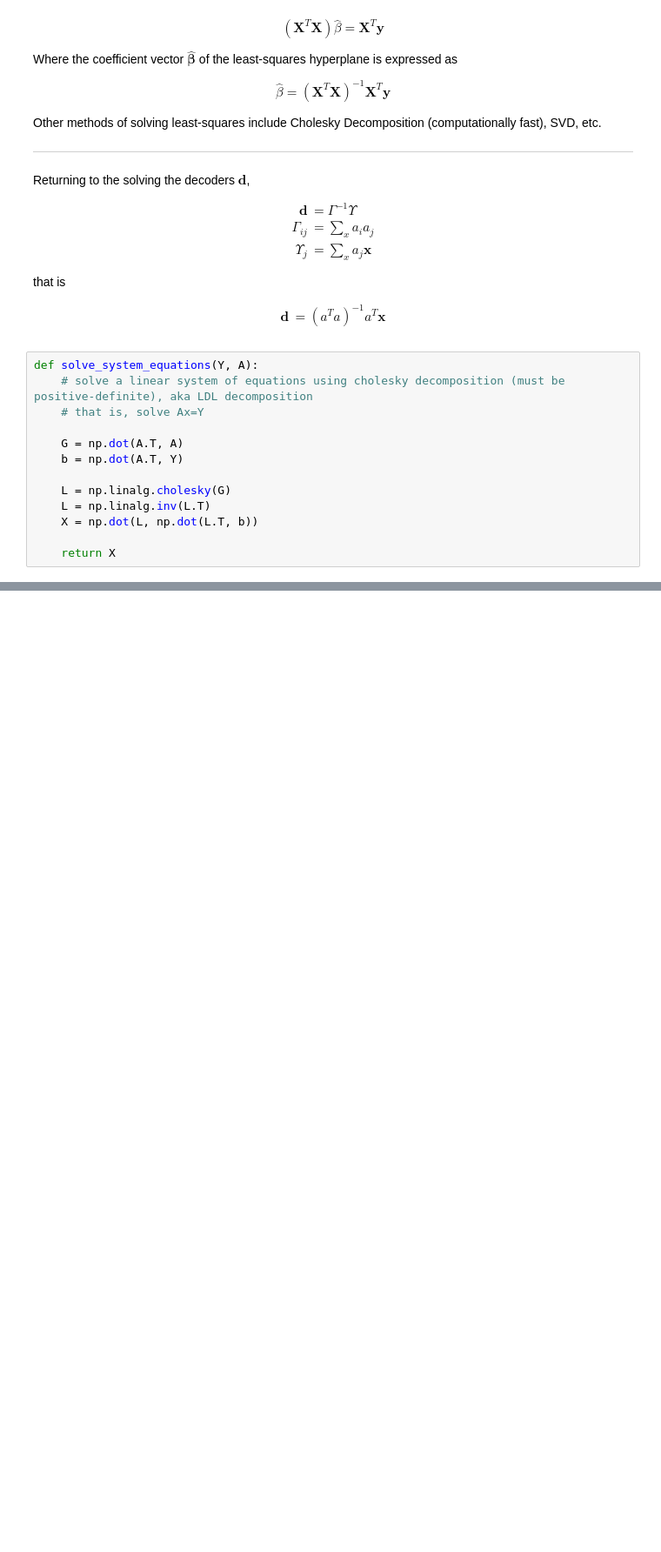
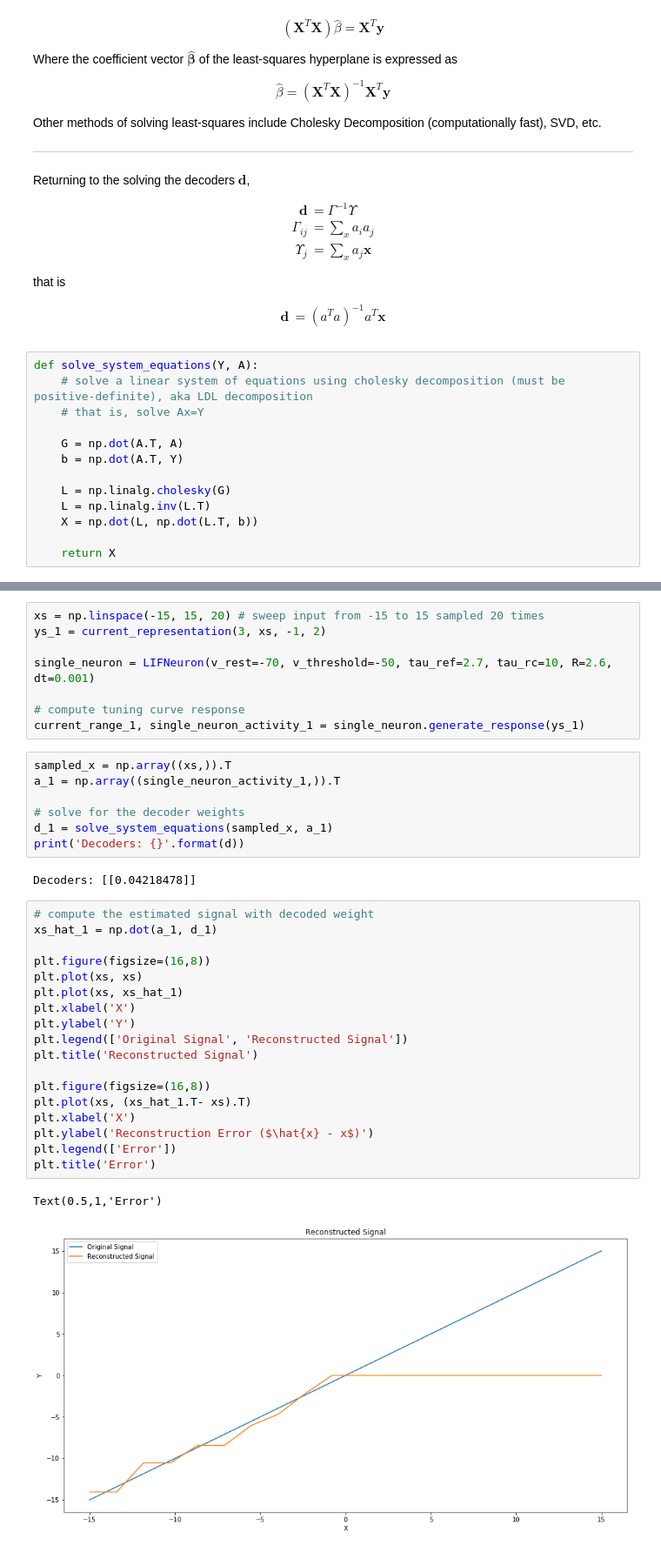
Before and after one commit to Kanaderu/Neural-Networks, a Jupyter notebook: 01 - Population SNN.ipynb, the cells around one changed output, grey strips where cells are left out. Shown at 87% size. Saved outputs shown, nothing was run; the diff lists cells and outputs as text; blank space fills up the shorter version.

```diff
--- a/01 - Population SNN.ipynb
+++ b/01 - Population SNN.ipynb
@@ -522,0 +654,38 @@ Text(0.5,1,'Error')
+# %%
+xs = np.linspace(-15, 15, 20) # sweep input from -15 to 15 sampled 20 times
+ys_1 = current_representation(3, xs, -1, 2)
+
+single_neuron = LIFNeuron(v_rest=-70, v_threshold=-50, tau_ref=2.7, tau_rc=10, R=2.6, dt=0.001)
+
+# compute tuning curve response
+current_range_1, single_neuron_activity_1 = single_neuron.generate_response(ys_1)
+# %%
+sampled_x = np.array((xs,)).T
+a_1 = np.array((single_neuron_activity_1,)).T
+
+# solve for the decoder weights
+d_1 = solve_system_equations(sampled_x, a_1)
+print('Decoders: {}'.format(d))
+# %% [output]
+Decoders: [[0.04218478]]
+# %%
+# compute the estimated signal with decoded weight
+xs_hat_1 = np.dot(a_1, d_1)
+
+plt.figure(figsize=(16,8))
+plt.plot(xs, xs)
+plt.plot(xs, xs_hat_1)
+plt.xlabel('X')
+plt.ylabel('Y')
+plt.legend(['Original Signal', 'Reconstructed Signal'])
+plt.title('Reconstructed Signal')
+
+plt.figure(figsize=(16,8))
+plt.plot(xs, (xs_hat_1.T- xs).T)
+plt.xlabel('X')
+plt.ylabel('Reconstruction Error ($\hat{x} - x$)')
+plt.legend(['Error'])
+plt.title('Error')
+# %% [output]
+Text(0.5,1,'Error')
+[figure, added]
```
Also changed, not shown: parts of 26 cells of this notebook.
